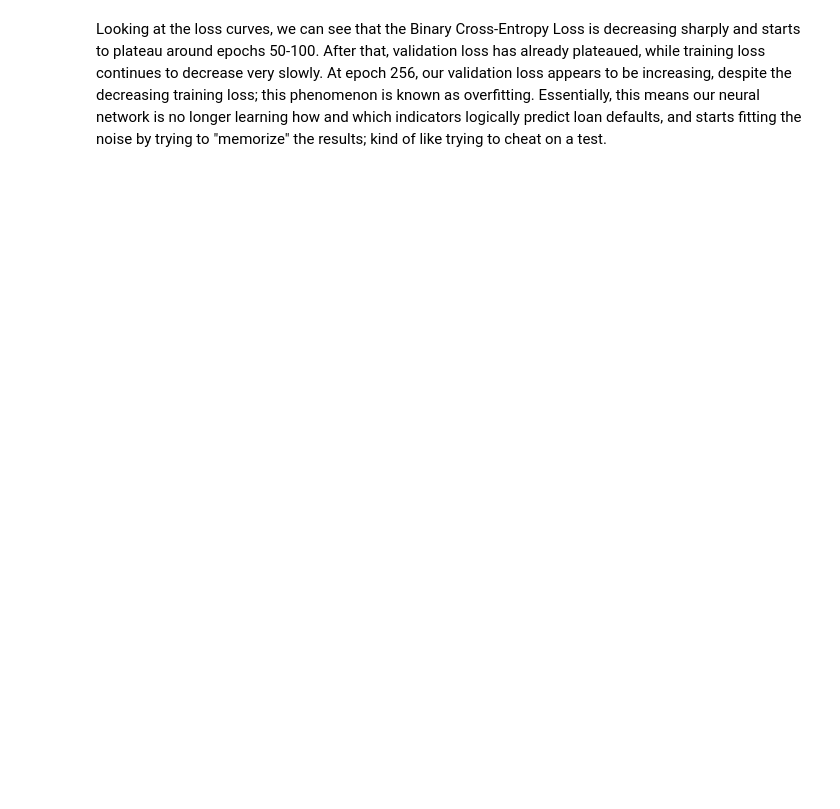
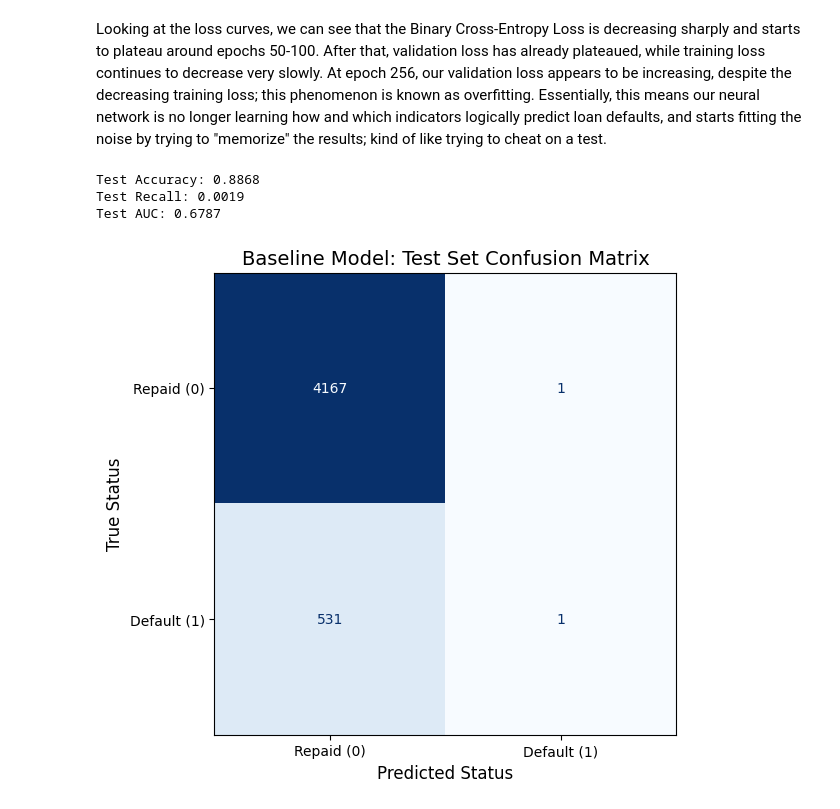
Before and after one commit to yangke34/RSM338-Assignment-6, a Jupyter notebook: RSM338 Assignment 6 Part A.ipynb, the cells around one changed output. Drawn from its saved outputs; the diff is of its cells as text; code cells hidden in the pictures; blank space fills up the shorter version.

Commit message:
Added confusion matrix

```diff
--- a/RSM338 Assignment 6 Part A.ipynb
+++ b/RSM338 Assignment 6 Part A.ipynb
@@ -339,2 +339,45 @@ plt.show()
 # %% [markdown]
 Looking at the loss curves, we can see that the Binary Cross-Entropy Loss is decreasing sharply and starts to plateau around epochs 50-100. After that, validation loss has already plateaued, while training loss continues to decrease very slowly. At epoch 256, our validation loss appears to be increasing, despite the decreasing training loss; this phenomenon is known as overfitting. Essentially, this means our neural network is no longer learning how and which indicators logically predict loan defaults, and starts fitting the noise by trying to "memorize" the results; kind of like trying to cheat on a test.
+# %%
+from sklearn.metrics import accuracy_score, recall_score, roc_auc_score, confusion_matrix, ConfusionMatrixDisplay
+
+# 1. Load the best weights from your training loop to ensure we use the pre-overfitting model
+model.load_state_dict(best_model_weights)
+model.eval()
+
+# 2. Generate predictions on the unseen test set
+with torch.no_grad():
+    test_outputs = model(X_test_tensor)
+    # The output is a probability (due to Sigmoid). We use a standard 0.5 threshold for binary classification.
+    test_predictions = (test_outputs >= 0.5).float()
+
+# Convert PyTorch tensors back to NumPy arrays for sklearn compatibility
+y_test_np = y_test_tensor.numpy()
+test_preds_np = test_predictions.numpy()
+test_probs_np = test_outputs.numpy() # AUC requires the raw probabilities, not the 0/1 classes
+
+# 3. Calculate Core Metrics
+accuracy = accuracy_score(y_test_np, test_preds_np)
+recall = recall_score(y_test_np, test_preds_np)
+auc = roc_auc_score(y_test_np, test_probs_np)
+
+print(f"Test Accuracy: {accuracy:.4f}")
+print(f"Test Recall: {recall:.4f}")
+print(f"Test AUC: {auc:.4f}")
+
+# 4. Generate and Plot the Confusion Matrix
+cm = confusion_matrix(y_test_np, test_preds_np)
+disp = ConfusionMatrixDisplay(confusion_matrix=cm, display_labels=['Repaid (0)', 'Default (1)'])
+
+plt.figure(figsize=(6, 6))
+disp.plot(cmap=plt.cm.Blues, ax=plt.gca(), colorbar=False)
+plt.title('Baseline Model: Test Set Confusion Matrix', fontsize=14)
+plt.xlabel('Predicted Status', fontsize=12)
+plt.ylabel('True Status', fontsize=12)
+plt.grid(False)
+plt.show()
+# %% [output]
+Test Accuracy: 0.8868
+Test Recall: 0.0019
+Test AUC: 0.6787
+[figure, added]
```
Also changed, not shown: parts of 2 cells of this notebook.
